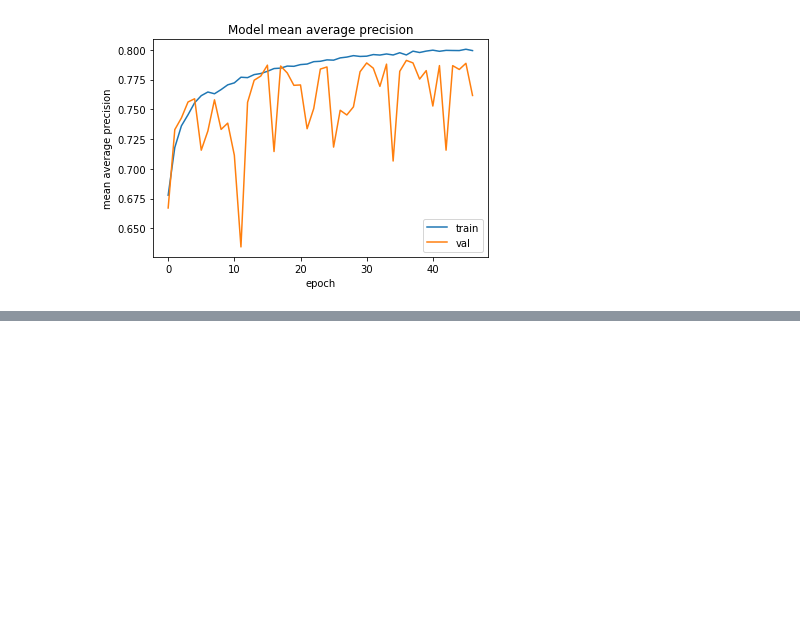
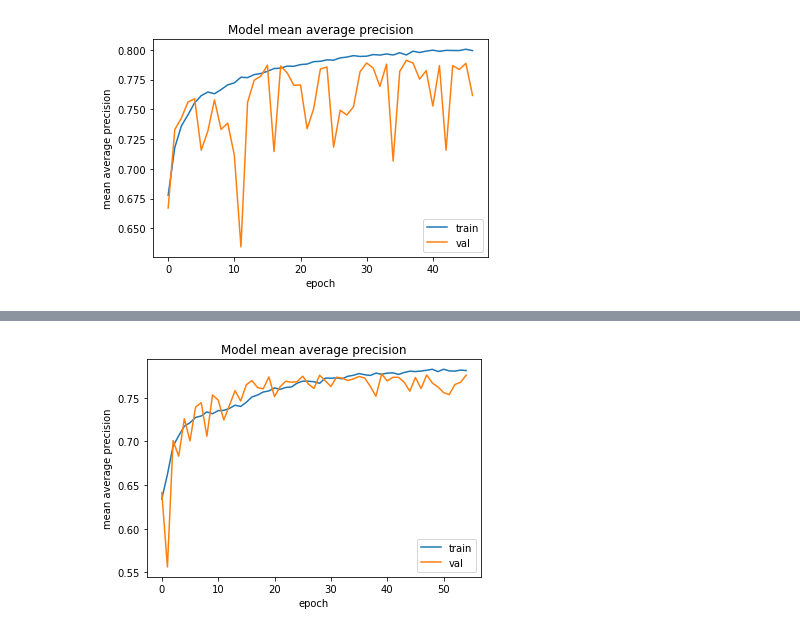
Before and after one commit to NevilleMthw/Stenosis-Project, a Jupyter notebook: new_model.ipynb, the cells around one changed output, grey strips where cells are left out. Cells and saved outputs as stored; diff of their text form; code cells hidden in the pictures; blank space fills up the shorter version.

```diff
--- a/new_model.ipynb
+++ b/new_model.ipynb
@@ -378,0 +509,8 @@ Error:
+# %%
+keras.backend.clear_session()
+np.random.seed(15)
+tf.random.set_seed(15)
+
+history_2 = model_2.fit(dataGenerator.flow(train_images, train_targets, batch_size=64),
+                            validation_data=(val_images, val_targets),
+                            epochs=150, callbacks=es, verbose=1)
@@ -378,0 +549,10 @@ Error:
+# %%
+plt.plot(history_2.history['mean_average_precision_metric'])
+plt.plot(history_2.history['val_mean_average_precision_metric'])
+plt.title('Model mean average precision')
+plt.ylabel('mean average precision')
+plt.xlabel('epoch')
+plt.legend(['train', 'val'], loc='lower right')
+plt.show()
+# %% [output]
+[figure, added]
```
Also changed, not shown: parts of 33 cells of this notebook, 1 other file.
